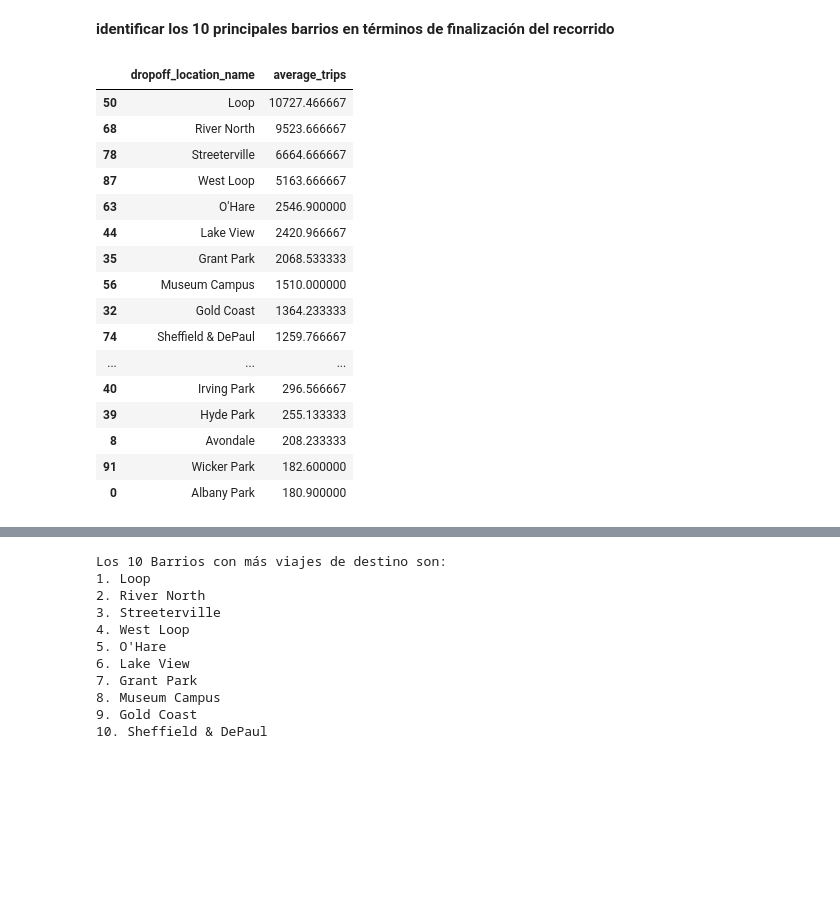
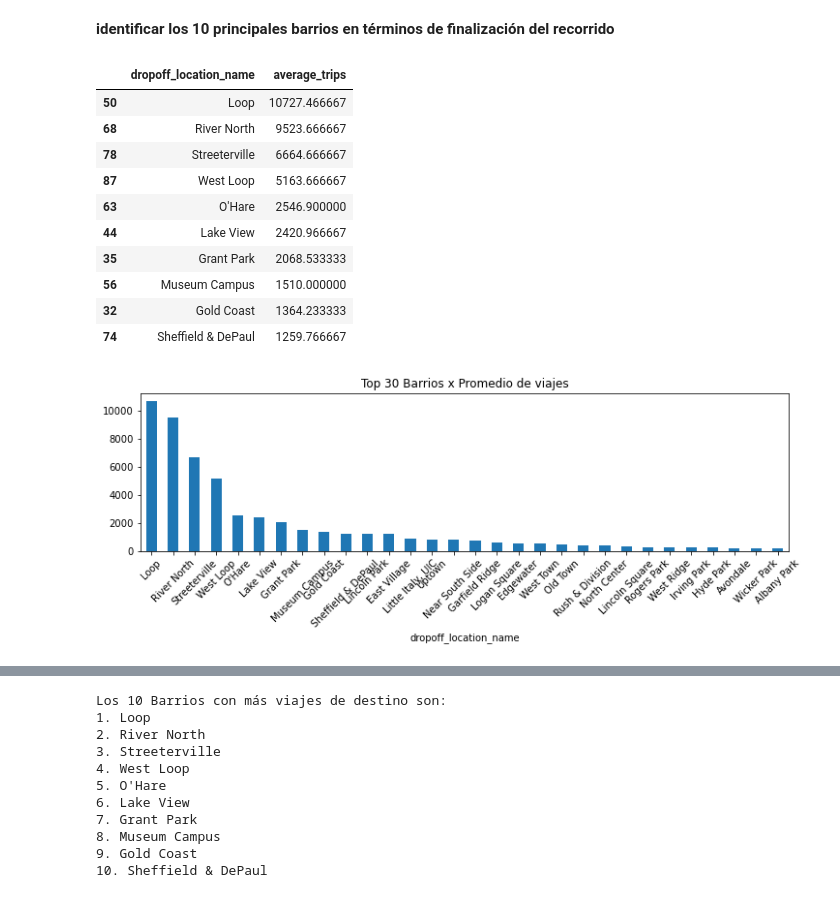
Before and after one commit to latostadorano/tt_s8_taxis, a Jupyter notebook: taxis.ipynb, the cells around one changed output, grey strips where cells are left out. Drawn from its saved outputs; the diff is of its cells as text; code cells hidden in the pictures; blank space fills up the shorter version.

```diff
--- a/taxis.ipynb
+++ b/taxis.ipynb
@@ -99,26 +94,33 @@ memory usage: 1.6+ KB
 # %%
 # Top 10 barrios dropoffs
 location_grouped = chicago.groupby('dropoff_location_name')['average_trips'].sum().reset_index()
-location_top10 = location_grouped.sort_values(by='average_trips', ascending = False).head(30)
+location_top30 = location_grouped.sort_values(by='average_trips', ascending = False).head(30)
+location_top10 = location_top30.head(10)
 location_top10
 # %% [output]
 |  | dropoff_location_name | average_trips |
 | 50 | Loop | 10727.466667 |
 | 68 | River North | 9523.666667 |
 | 78 | Streeterville | 6664.666667 |
 | 87 | West Loop | 5163.666667 |
 | 63 | O'Hare | 2546.900000 |
 | 44 | Lake View | 2420.966667 |
 | 35 | Grant Park | 2068.533333 |
 | 56 | Museum Campus | 1510.000000 |
 | 32 | Gold Coast | 1364.233333 |
 | 74 | Sheffield & DePaul | 1259.766667 |
-| ... | ... | ... |
-| 40 | Irving Park | 296.566667 |
-| 39 | Hyde Park | 255.133333 |
-| 8 | Avondale | 208.233333 |
-| 91 | Wicker Park | 182.600000 |
-| 0 | Albany Park | 180.900000 |
+# %%
+# Gráfico de Barrios x Promedio de viajes
+location_top30.plot(
+    kind='bar',
+    x='dropoff_location_name',
+    rot=45,
+    figsize=(12,3),
+    legend = False,
+    title='Top 30 Barrios x Promedio de viajes')
+plt.show()
+# %% [output]
+[figure, added]
 # %%
 # Gráfico de Barrios x Promedio de viajes
 location_top10.plot(
```
Also changed, not shown: parts of 12 cells of this notebook.
